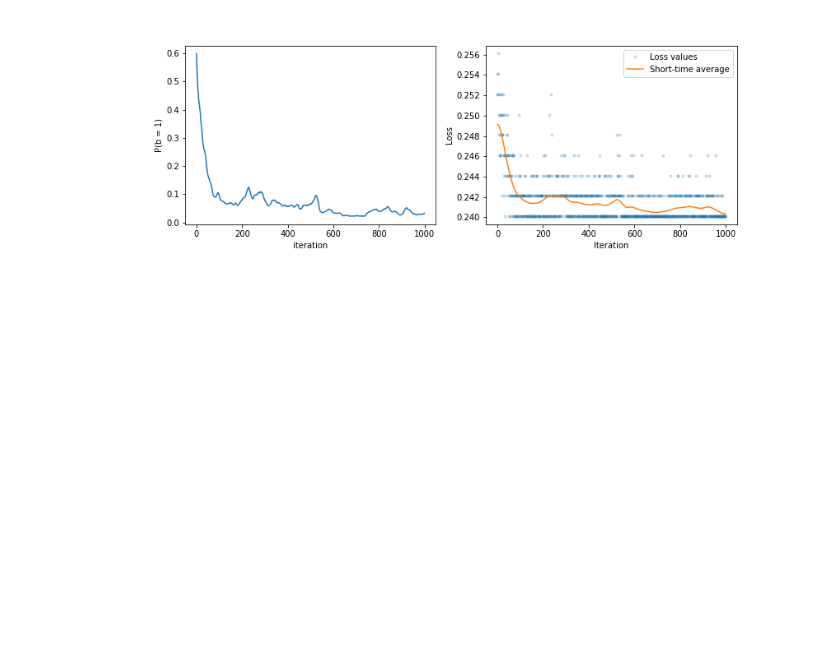
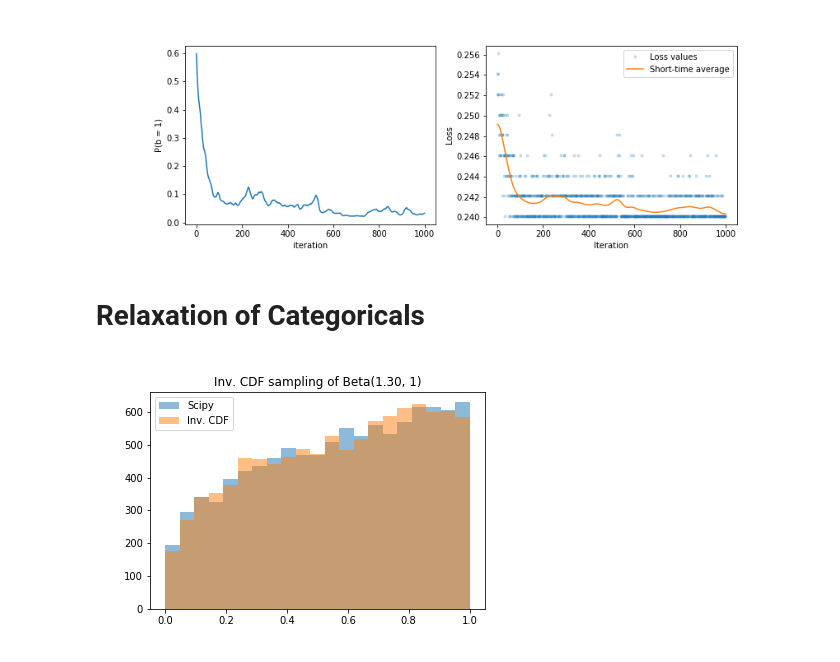
Before and after one commit to chmp/misc-exp, a Jupyter notebook: BuildingBlocks/BlackBox.ipynb, the cells around one changed output. Cells and saved outputs as stored; diff of their text form; code cells hidden in the pictures; blank space fills up the shorter version.

Commit message:
Implement categorical REBAR

```diff
--- a/BuildingBlocks/BlackBox.ipynb
+++ b/BuildingBlocks/BlackBox.ipynb
@@ -668,3 +680,23 @@ def _plot():
     mpl_set(xlabel='Iteration', ylabel='Loss', legend=True)
 # %% [output]
 [figure]
+# %% [markdown]
+# Relaxation of Categoricals
+# %%
+@define
+def _plot():
+    import scipy.stats as stats
+
+    alpha = 0.3
+    plt.hist(
+        stats.beta(1 + alpha, 1).rvs(size=10_000),
+        bins=21, range=(0, 1), alpha=0.5, label='Scipy',
+    )
+
+    plt.hist(
+        np.random.uniform(size=10_000) ** (1.0 / (1.0 + alpha)),
+        bins=21, range=(0, 1), alpha=0.5, label='Inv. CDF',
+    )
+    mpl_set(legend=True, title=f'Inv. CDF sampling of Beta({1 + alpha:.2f}, 1)')
+# %% [output]
+[figure, added]
```
Also changed, not shown: parts of 4 cells of this notebook, 1 other file.
